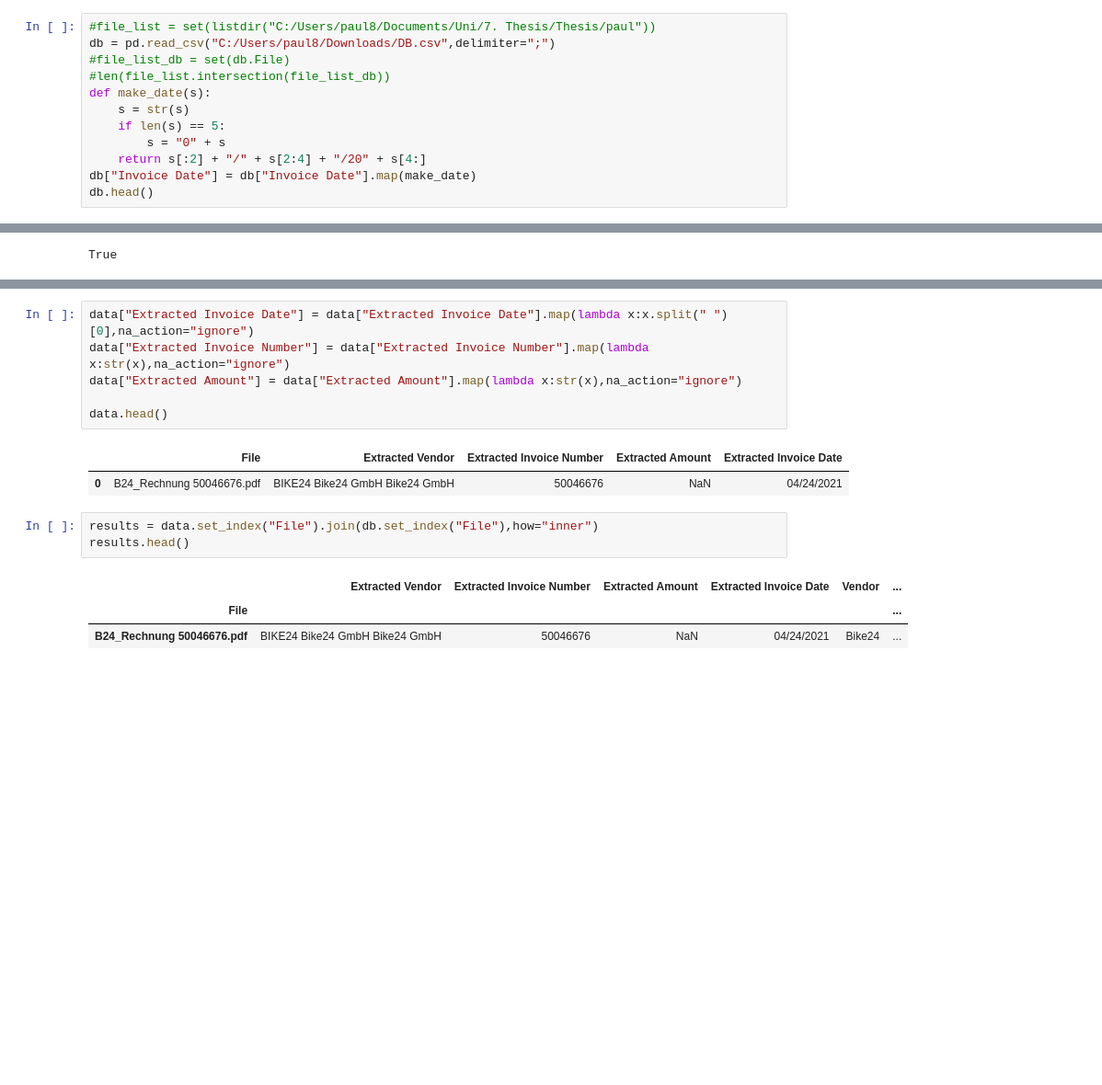
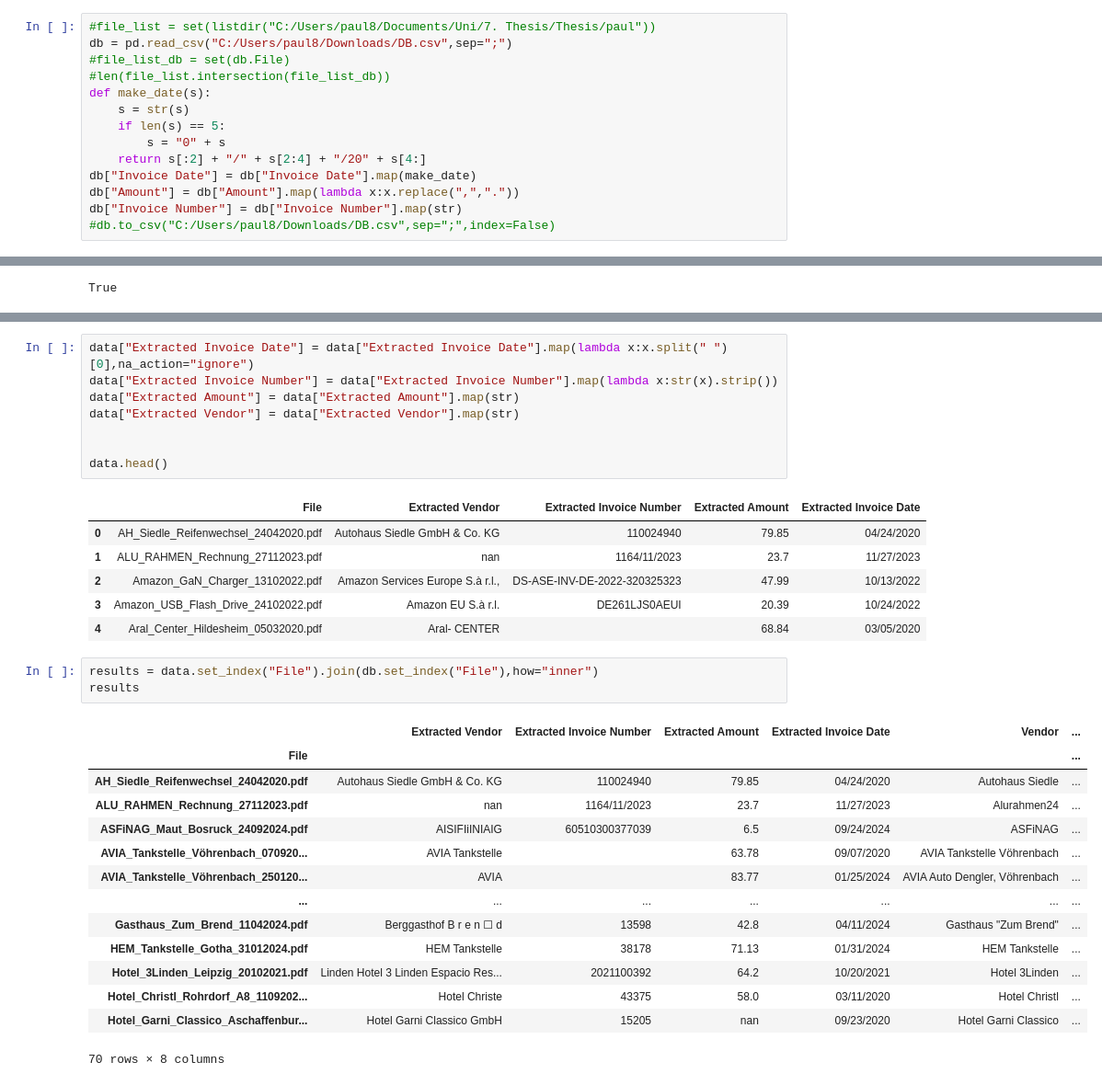
Before and after one commit to Paul01001000/HFU-Bachelor-Thesis, a Jupyter notebook: Data_Analysis.ipynb, the cells around one changed output, grey strips where cells are left out. Shown: that part at 92% size. Saved outputs shown, nothing was run; the diff lists cells and outputs as text; blank space fills up the shorter version.

```diff
--- a/Data_Analysis.ipynb
+++ b/Data_Analysis.ipynb
@@ -5,7 +5,7 @@ import numpy as np
 from os import listdir
 # %%
 #file_list = set(listdir("C:/Users/paul8/Documents/Uni/7. Thesis/Thesis/paul"))
-db = pd.read_csv("C:/Users/paul8/Downloads/DB.csv",delimiter=";")
+db = pd.read_csv("C:/Users/paul8/Downloads/DB.csv",sep=";")
 #file_list_db = set(db.File)
 #len(file_list.intersection(file_list_db))
 def make_date(s):
@@ -14,4 +14,6 @@ def make_date(s):
         s = "0" + s
     return s[:2] + "/" + s[2:4] + "/20" + s[4:]
 db["Invoice Date"] = db["Invoice Date"].map(make_date)
-db.head()
+db["Amount"] = db["Amount"].map(lambda x:x.replace(",","."))
+db["Invoice Number"] = db["Invoice Number"].map(str)
+#db.to_csv("C:/Users/paul8/Downloads/DB.csv",sep=";",index=False)
@@ -43,19 +45,36 @@ data.head()
 # %%
 data["Extracted Invoice Date"] = data["Extracted Invoice Date"].map(lambda x:x.split(" ")[0],na_action="ignore")
-data["Extracted Invoice Number"] = data["Extracted Invoice Number"].map(lambda x:str(x),na_action="ignore")
-data["Extracted Amount"] = data["Extracted Amount"].map(lambda x:str(x),na_action="ignore")
+data["Extracted Invoice Number"] = data["Extracted Invoice Number"].map(lambda x:str(x).strip())
+data["Extracted Amount"] = data["Extracted Amount"].map(str)
+data["Extracted Vendor"] = data["Extracted Vendor"].map(str)
+
 
 data.head()
 # %% [output]
 |  | File | Extracted Vendor | Extracted Invoice Number | Extracted Amount | Extracted Invoice Date |
-| 0 | B24_Rechnung 50046676.pdf | BIKE24 Bike24 GmbH Bike24 GmbH | 50046676 | NaN | 04/24/2021 |
+| 0 | AH_Siedle_Reifenwechsel_24042020.pdf | Autohaus Siedle GmbH & Co. KG | 110024940 | 79.85 | 04/24/2020 |
+| 1 | ALU_RAHMEN_Rechnung_27112023.pdf | nan | 1164/11/2023 | 23.7 | 11/27/2023 |
+| 2 | Amazon_GaN_Charger_13102022.pdf | Amazon Services Europe S.à r.l., | DS-ASE-INV-DE-2022-320325323 | 47.99 | 10/13/2022 |
+| 3 | Amazon_USB_Flash_Drive_24102022.pdf | Amazon EU S.à r.l. | DE261LJS0AEUI | 20.39 | 10/24/2022 |
+| 4 | Aral_Center_Hildesheim_05032020.pdf | Aral- CENTER |  | 68.84 | 03/05/2020 |
 # %%
 results = data.set_index("File").join(db.set_index("File"),how="inner")
-results.head()
+results
 # %% [output]
 |  | Extracted Vendor | Extracted Invoice Number | Extracted Amount | Extracted Invoice Date | Vendor | ... |
 | File |  |  |  |  |  | ... |
-| B24_Rechnung 50046676.pdf | BIKE24 Bike24 GmbH Bike24 GmbH | 50046676 | NaN | 04/24/2021 | Bike24 | ... |
+| AH_Siedle_Reifenwechsel_24042020.pdf | Autohaus Siedle GmbH & Co. KG | 110024940 | 79.85 | 04/24/2020 | Autohaus Siedle | ... |
+| ALU_RAHMEN_Rechnung_27112023.pdf | nan | 1164/11/2023 | 23.7 | 11/27/2023 | Alurahmen24 | ... |
+| ASFiNAG_Maut_Bosruck_24092024.pdf | AISIFIiINIAIG | 60510300377039 | 6.5 | 09/24/2024 | ASFiNAG | ... |
+| AVIA_Tankstelle_Vöhrenbach_070920... | AVIA Tankstelle |  | 63.78 | 09/07/2020 | AVIA Tankstelle Vöhrenbach | ... |
+| AVIA_Tankstelle_Vöhrenbach_250120... | AVIA |  | 83.77 | 01/25/2024 | AVIA Auto Dengler, Vöhrenbach | ... |
+| ... | ... | ... | ... | ... | ... | ... |
+| Gasthaus_Zum_Brend_11042024.pdf | Berggasthof B r e n ☐ d | 13598 | 42.8 | 04/11/2024 | Gasthaus "Zum Brend" | ... |
+| HEM_Tankstelle_Gotha_31012024.pdf | HEM Tankstelle | 38178 | 71.13 | 01/31/2024 | HEM Tankstelle | ... |
+| Hotel_3Linden_Leipzig_20102021.pdf | Linden Hotel 3 Linden Espacio Res... | 2021100392 | 64.2 | 10/20/2021 | Hotel 3Linden | ... |
+| Hotel_Christl_Rohrdorf_A8_1109202... | Hotel Christe | 43375 | 58.0 | 03/11/2020 | Hotel Christl | ... |
+| Hotel_Garni_Classico_Aschaffenbur... | Hotel Garni Classico GmbH | 15205 | nan | 09/23/2020 | Hotel Garni Classico | ... |
+70 rows × 8 columns
 # %%
 results["Correct Vendor"] = results["Extracted Vendor"] == results["Vendor"]
 for file,ext_ven,ven in zip(results.index, results["Extracted Vendor"], results["Vendor"]):
```
Also changed, not shown: parts of 7 cells of this notebook.
